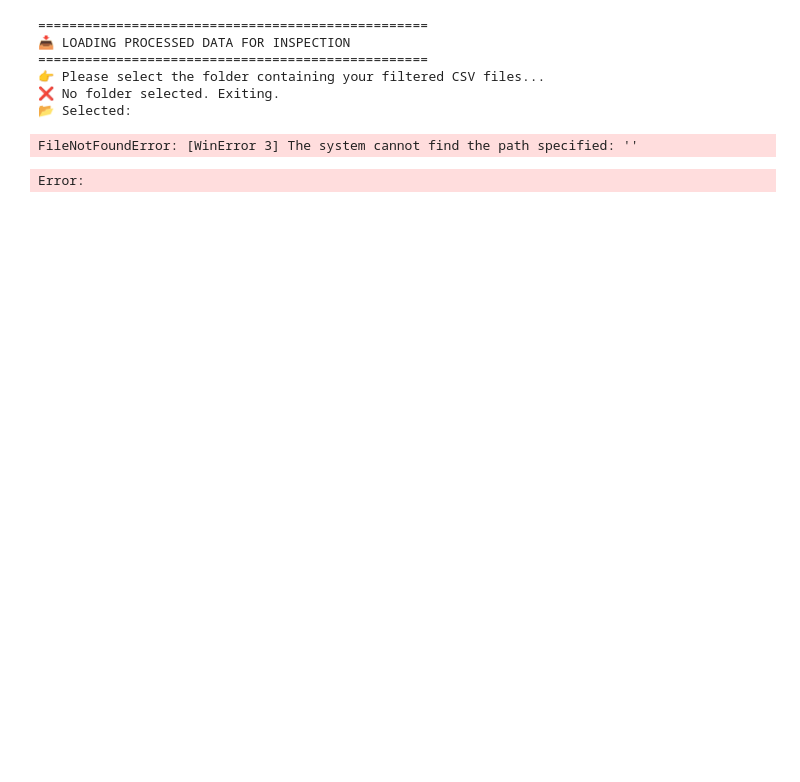
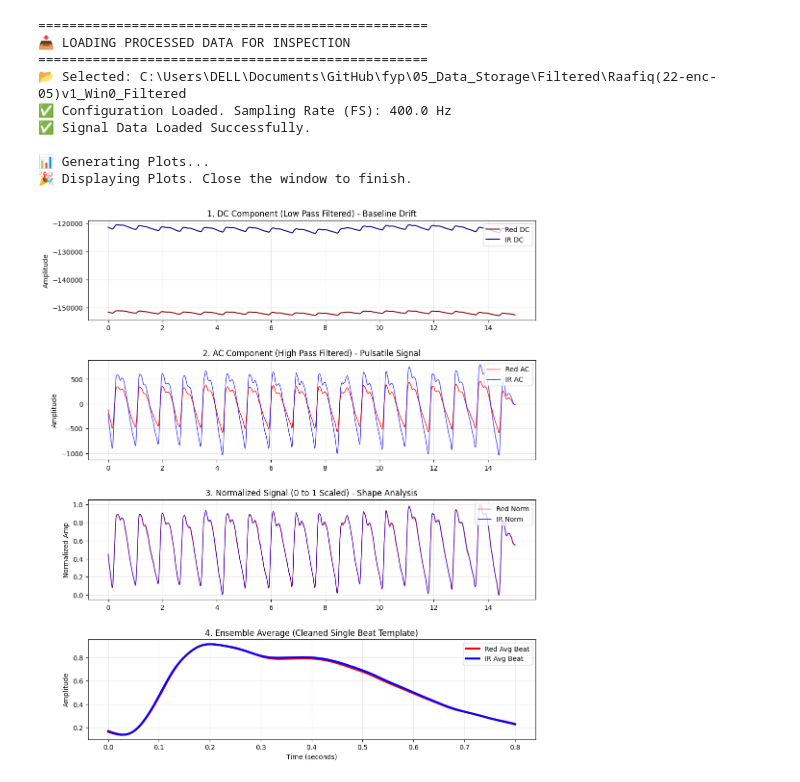
Before and after one commit to AhamedRaafiq/GlucoSense_FYP, a Jupyter notebook: 05_Signal_Feature_Learning/Feature_Extraction_Code05.ipynb, the cells around one changed output. Saved outputs shown, nothing was run; the diff lists cells and outputs as text; code cells hidden in the pictures; blank space fills up the shorter version.

```diff
--- a/05_Signal_Feature_Learning/Feature_Extraction_Code05.ipynb
+++ b/05_Signal_Feature_Learning/Feature_Extraction_Code05.ipynb
@@ -14,7 +14,7 @@ print("="*50)
 
 # 1. Manually Enter the "AA_Filtered" Folder Path
 # 👉 EDIT THIS PATH ONLY
-folder_path = r"YOUR_FOLDER_PATH_HERE"
+folder_path = r"C:\Users\DELL\Documents\GitHub\fyp\05_Data_Storage\Filtered\Raafiq(22-enc-05)v1_Win0_Filtered"
 
 if not folder_path or not os.path.exists(folder_path):
     print("❌ Invalid folder path. Exiting.")
@@ -76,35 +76,37 @@ ax2.plot(time_full, df_full['IR_AC_HighPass'],  color='blue', label='IR AC', lin
 ax2.set_title("2. AC Component (High Pass Filtered) - Pulsatile Signal")
 ax2.set_ylabel("Amplitude")
 ax2.legend(loc='upper right')
 ax2.grid(True, alpha=0.3)
 
 # --- PLOT 3: NORMALIZED SIGNALS (0-1 Scaled) ---
 ax3 = axes[2]
 ax3.plot(time_full, df_full['Red_Normalized'], color='red', label='Red Norm', linewidth=1)
 ax3.plot(time_full, df_full['IR_Normalized'],  color='blue', label='IR Norm', linewidth=1, alpha=0.8)
 ax3.set_title("3. Normalized Signal (0 to 1 Scaled) - Shape Analysis")
 ax3.set_ylabel("Normalized Amp")
 ax3.legend(loc='upper right')
 ax3.grid(True, alpha=0.3)
 
 # --- PLOT 4: ENSEMBLE AVERAGE (The 'Perfect' Beat) ---
 ax4 = axes[3]
 ax4.plot(time_ens, df_ens['Red_Ensemble_Avg'], color='red', linewidth=3, label='Red Avg Beat')
 ax4.plot(time_ens, df_ens['IR_Ensemble_Avg'],  color='blue', linewidth=3, label='IR Avg Beat')
 ax4.set_title("4. Ensemble Average (Cleaned Single Beat Template)")
 ax4.set_xlabel("Time (seconds)")
 ax4.set_ylabel("Amplitude")
 ax4.legend(loc='upper right')
 ax4.grid(True, alpha=0.3)
 
 print("🎉 Displaying Plots. Close the window to finish.")
 plt.show()
 # %% [output]
 ==================================================
 📥 LOADING PROCESSED DATA FOR INSPECTION
 ==================================================
-👉 Please select the folder containing your filtered CSV files...
-❌ No folder selected. Exiting.
-📂 Selected:
+📂 Selected: C:\Users\DELL\Documents\GitHub\fyp\05_Data_Storage\Filtered\Raafiq(22-enc-05)v1_Win0_Filtered
+✅ Configuration Loaded. Sampling Rate (FS): 400.0 Hz
+✅ Signal Data Loaded Successfully.
+
+📊 Generating Plots...
+🎉 Displaying Plots. Close the window to finish.
-FileNotFoundError: [WinError 3] The system cannot find the path specified: ''
-Error:
+[figure, added]
```
Also changed, not shown: 5 other files.
